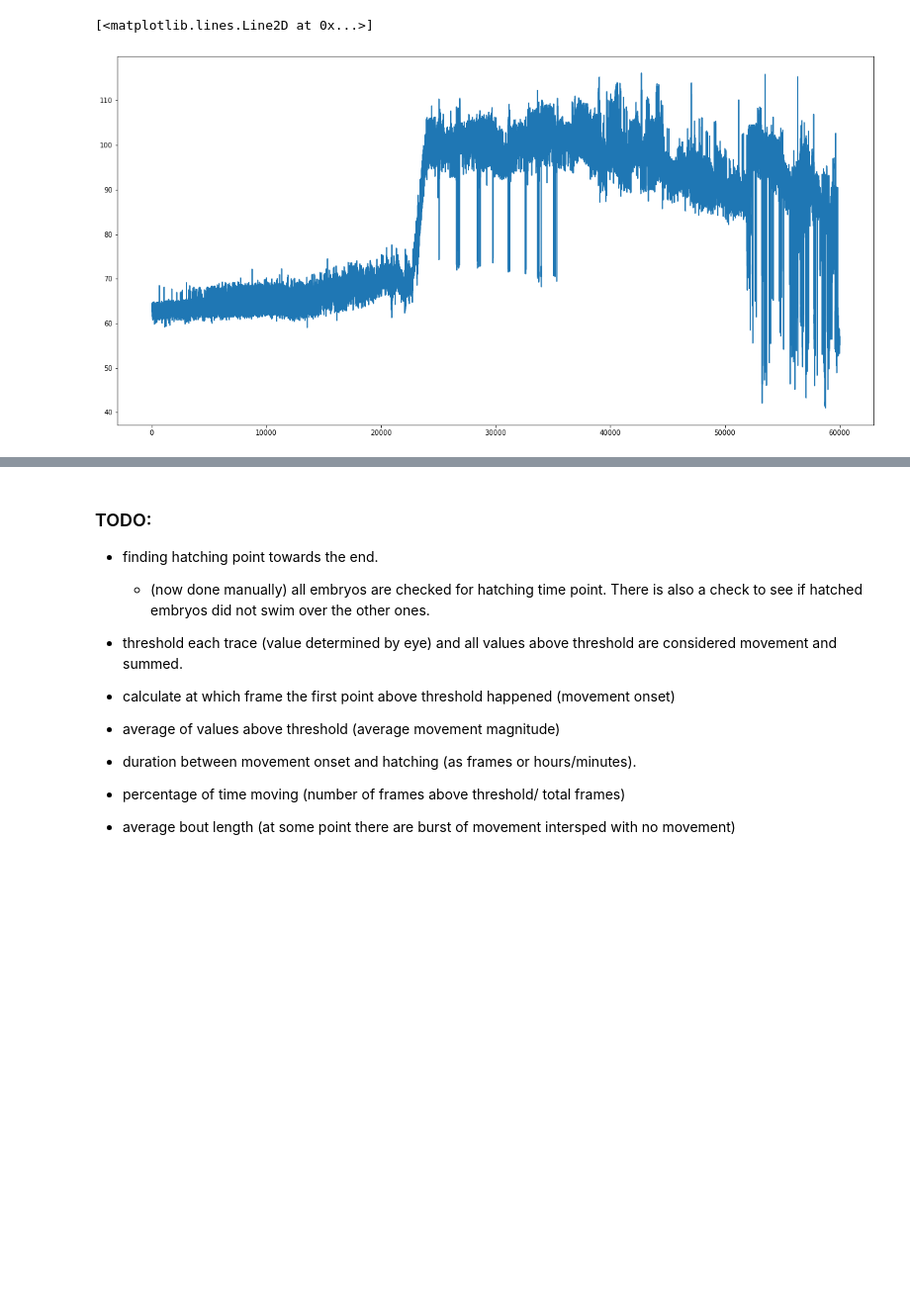
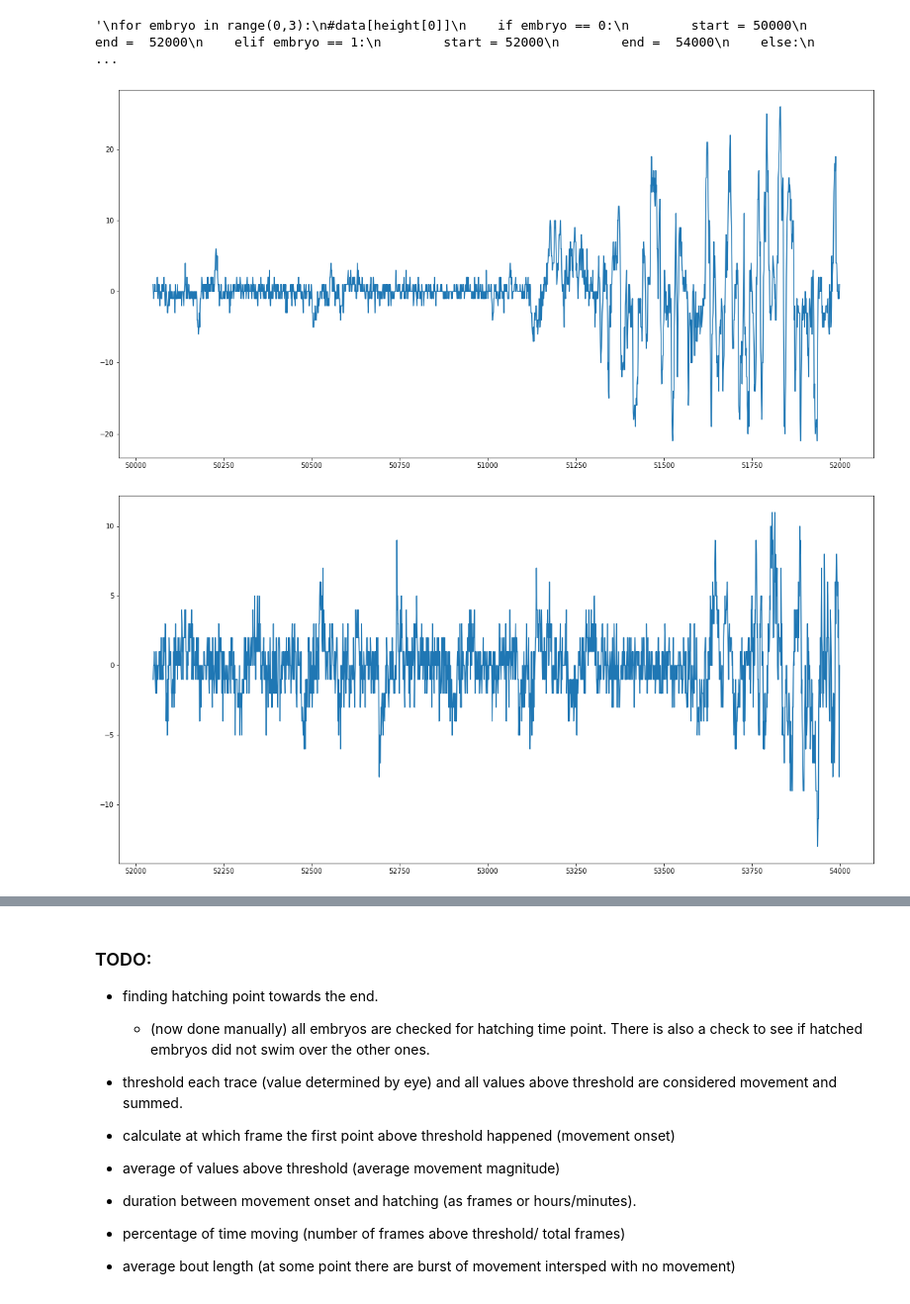
Before and after one commit to jmenzies280/embryo-monitoring, a Jupyter notebook: software/analysis/analysis_demo.ipynb, the cells around one changed output, grey strips where cells are left out. Shown at 99% size. Drawn from its saved outputs; the diff is of its cells as text; code cells hidden in the pictures; blank space fills up the shorter version.

```diff
--- a/software/analysis/analysis_demo.ipynb
+++ b/software/analysis/analysis_demo.ipynb
@@ -47,19 +36,16 @@ memory usage: 84.5 MB
 # %%
 brightness = list()
-xValues = list()
-yValues = list()
 width = list()
 height = list()
+area = list()
 for item in data.keys():
     if "avgBright" in item:
         brightness.append(item)
-    if "X" in item:
-        xValues.append(item)
-    if "Y" in item:
-        yValues.append(item)
     if "width" in item:
         width.append(item)
     if "height" in item:
         height.append(item)
+    if "area" in item:
+        area.append(item)
 
 #brightData = data[brightness]
@@ -86,12 +52,48 @@ brightness
-# %%
-start = 0
-end  = 60000
-#data[height[0]]
-fig = plt.figure(figsize=[20,10])
-plt.plot(data[brightness[1]][start:end])
-#sns.scatterplot(data[width[1]][start:end].diff(),data[height[1]][start:end].diff())
-#plt.plot(data[height[1]][start:end].diff())
-#plt.plot(data[width[1]][0:-1].diff())
-# %% [output]
-[<matplotlib.lines.Line2D at 0x...>]
-[figure, removed]
+# %%
+start = 47000
+end  = 54000
+embryo = 1
+for embryo in range(0,3):
+#data[height[0]]
+    if embryo == 0:
+        start = 50000
+        end =  52000
+    elif embryo == 1:
+        start = 52000
+        end =  54000
+    else:
+        start = 48000
+        end = 50000
+    fig = plt.figure(figsize=[20,10])
+    normBright = data[brightness[embryo]][start:end]/data[brightness[embryo]][start:end].max()
+    normHeight = data[height[embryo]][start:end]/data[height[embryo]][start:end].max()
+    normArea = data[area[embryo]][start:end]/data[area[embryo]][start:end].max()
+    #plt.plot(normArea)
+    #plt.plot(normHeight.abs())
+    #plt.plot(normBright)
+    plt.plot(data[height[embryo]][start:end].diff(periods=50))
+
+
+
+
+"""
+for embryo in range(0,3):
+#data[height[0]]
+    if embryo == 0:
+        start = 50000
+        end =  52000
+    elif embryo == 1:
+        start = 52000
+        end =  54000
+    else:
+        start = 48000
+        end = 50000
+    fig = plt.figure(figsize=[20,10])
+    plt.plot(data[area[embryo]][start:end]/data[area[embryo]][start:end].max())
+    plt.plot(data[height[embryo]][start:end]/data[height[embryo]][start:end].max())
+    plt.plot(data[brightness[embryo]][start:end]/data[brightness[embryo]][start:end].max())
+"""
+# %% [output]
+'\nfor embryo in range(0,3):\n#data[height[0]]\n    if embryo == 0:\n        start = 50000\n        end =  52000\n    elif embryo == 1:\n        start = 52000\n        end =  54000\n    else:\n        ...
+[figure, added]
+[figure, added]
```
Also changed, not shown: parts of 13 cells of this notebook, 5 other files.
